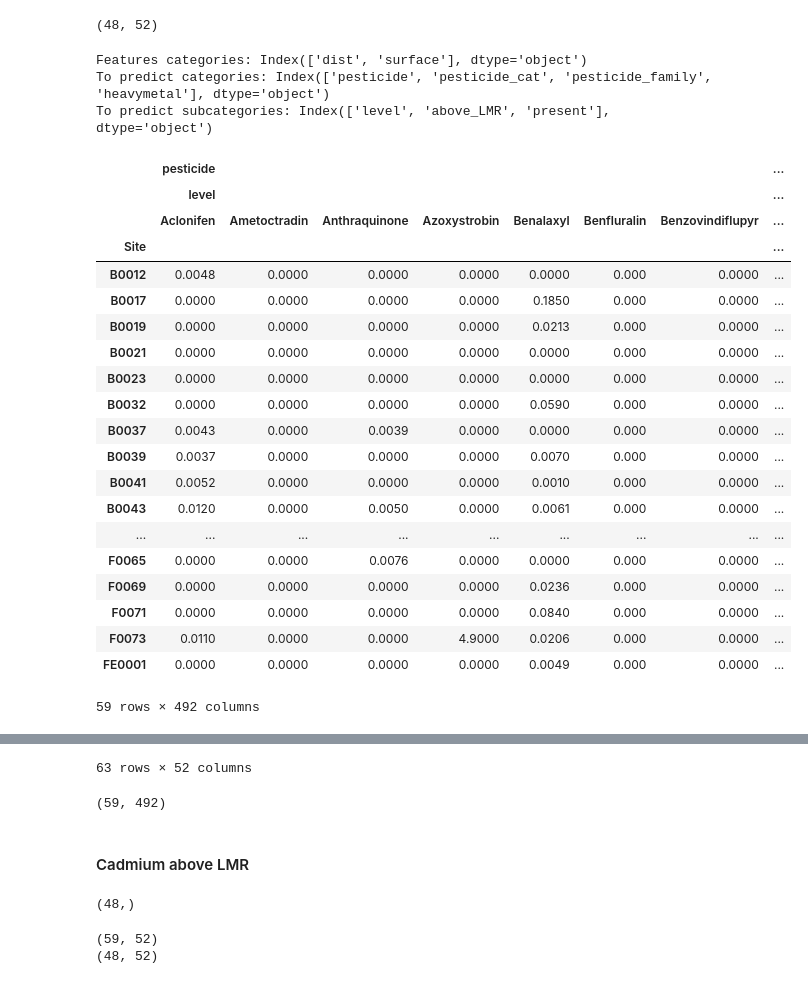
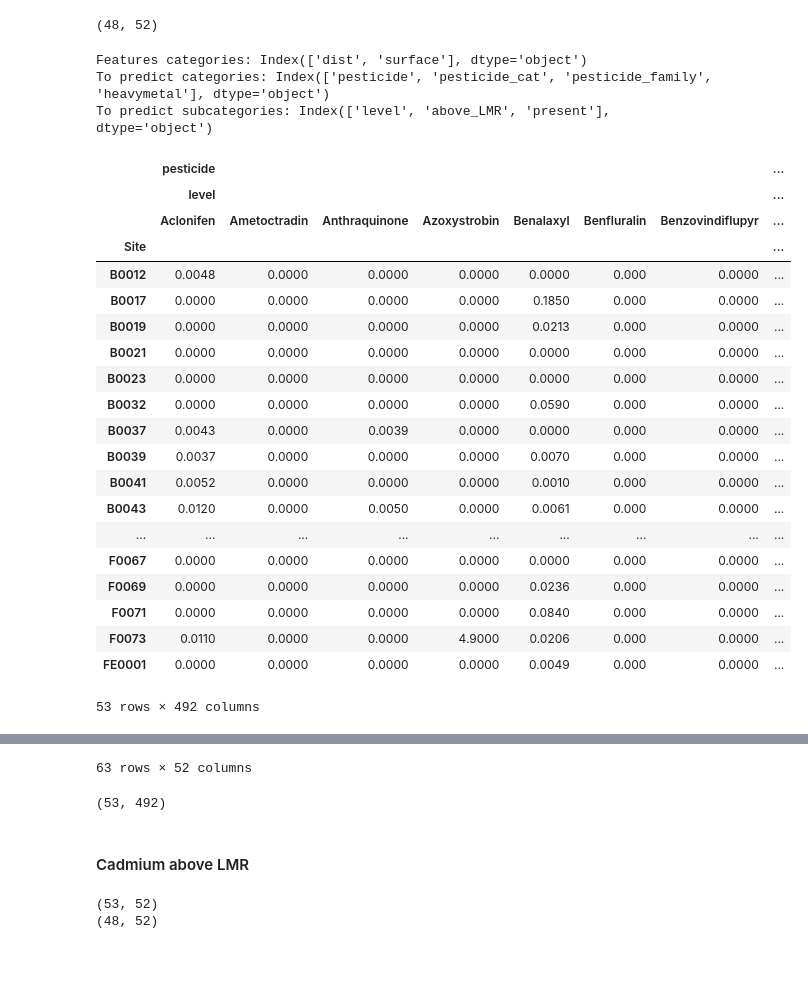
Before and after one commit to EbubekirKocadag/hackathon_beeodiversity, a Jupyter notebook: Draft_beeodiversity.ipynb, the cells around one changed output, grey strips where cells are left out. Saved outputs shown, nothing was run; the diff lists cells and outputs as text; code cells hidden in the pictures.

```diff
--- a/Draft_beeodiversity.ipynb
+++ b/Draft_beeodiversity.ipynb
@@ -233,7 +233,7 @@ heavy_metal_periods.head(10)
 | B0061 | 2017/P1 | 0.057 | 0.180 | 0.0 | 0.0 | 7.4 | 0.026 | 35 |
 # %%
 heavy_metal_periods_2020 = load_periods_2020("HM")
-heavy_metal_periods_2020 = heavy_metal_periods.fillna(0)
+heavy_metal_periods_2020 = heavy_metal_periods_2020.fillna(0)
 heavy_metal_periods_2020.rename(columns={"Chrome": "Chromium"}, inplace=True)
 heavy_metal_periods_2020.head(10)
 # %% [output]
@@ -377,7 +391,7 @@ features.shape
 distsurf_2020 = disthive.groupby(['Site', 'CLC']).mean().merge(abs_surfs, left_index=True, right_index=True)
 
 # Load historical data
-phm = pd.concat(
+phm_2020 = pd.concat(
     [pesticides_periods_2020,
     heavy_metal_periods_2020],
     axis=1,
@@ -385,7 +399,7 @@ phm = pd.concat(
 )
 
 # Taking the max of the historical measurements
-phm_grouped_2020 = phm.groupby('Site').max().fillna(0)
+phm_grouped_2020 = phm_2020.groupby('Site').max().fillna(0)
 
 # Categorize pesticides
 pesticides_family_2020 = pd.DataFrame({'pesticide_family': pesticides[["familyEN"]].fillna("UNKNOWN").apply(lambda r: r[0].split(','), axis=1).explode()})
@@ -400,39 +414,39 @@ features_2020 = distsurf_2020.unstack().fillna(0)
 
 # Contains the level, above_LMR, present for the pesticides, pesticides_category, pesticides_family, heavy_metal
 to_predict_2020 = phm_flags_2020
 
 print("Features categories: " + str(features_2020.columns.get_level_values(0).unique()))
 
 print("To predict categories: " + str(to_predict_2020.columns.get_level_values(0).unique()))
 print("To predict subcategories: " + str(to_predict_2020.columns.get_level_values(1).unique()))
 
 display(to_predict_2020)
 display(features_2020)
 # %% [output]
 Features categories: Index(['dist', 'surface'], dtype='object')
 To predict categories: Index(['pesticide', 'pesticide_cat', 'pesticide_family', 'heavymetal'], dtype='object')
 To predict subcategories: Index(['level', 'above_LMR', 'present'], dtype='object')
 |  | pesticide |  |  |  |  |  |  | ... |
 |  | level |  |  |  |  |  |  | ... |
 |  | Aclonifen | Ametoctradin | Anthraquinone | Azoxystrobin | Benalaxyl | Benfluralin | Benzovindiflupyr | ... |
 | Site |  |  |  |  |  |  |  | ... |
 | B0012 | 0.0048 | 0.0000 | 0.0000 | 0.0000 | 0.0000 | 0.000 | 0.0000 | ... |
 | B0017 | 0.0000 | 0.0000 | 0.0000 | 0.0000 | 0.1850 | 0.000 | 0.0000 | ... |
 | B0019 | 0.0000 | 0.0000 | 0.0000 | 0.0000 | 0.0213 | 0.000 | 0.0000 | ... |
 | B0021 | 0.0000 | 0.0000 | 0.0000 | 0.0000 | 0.0000 | 0.000 | 0.0000 | ... |
 | B0023 | 0.0000 | 0.0000 | 0.0000 | 0.0000 | 0.0000 | 0.000 | 0.0000 | ... |
 | B0032 | 0.0000 | 0.0000 | 0.0000 | 0.0000 | 0.0590 | 0.000 | 0.0000 | ... |
 | B0037 | 0.0043 | 0.0000 | 0.0039 | 0.0000 | 0.0000 | 0.000 | 0.0000 | ... |
 | B0039 | 0.0037 | 0.0000 | 0.0000 | 0.0000 | 0.0070 | 0.000 | 0.0000 | ... |
 | B0041 | 0.0052 | 0.0000 | 0.0000 | 0.0000 | 0.0010 | 0.000 | 0.0000 | ... |
 | B0043 | 0.0120 | 0.0000 | 0.0050 | 0.0000 | 0.0061 | 0.000 | 0.0000 | ... |
 | ... | ... | ... | ... | ... | ... | ... | ... | ... |
-| F0065 | 0.0000 | 0.0000 | 0.0076 | 0.0000 | 0.0000 | 0.000 | 0.0000 | ... |
+| F0067 | 0.0000 | 0.0000 | 0.0000 | 0.0000 | 0.0000 | 0.000 | 0.0000 | ... |
 | F0069 | 0.0000 | 0.0000 | 0.0000 | 0.0000 | 0.0236 | 0.000 | 0.0000 | ... |
 | F0071 | 0.0000 | 0.0000 | 0.0000 | 0.0000 | 0.0840 | 0.000 | 0.0000 | ... |
 | F0073 | 0.0110 | 0.0000 | 0.0000 | 4.9000 | 0.0206 | 0.000 | 0.0000 | ... |
 | FE0001 | 0.0000 | 0.0000 | 0.0000 | 0.0000 | 0.0049 | 0.000 | 0.0000 | ... |
-59 rows × 492 columns
+53 rows × 492 columns
 |  | dist |  |  |  |  |  |  |  |  |  | ... | ... |
 | CLC | 111 | 112 | 121 | 122 | 123 | 124 | 131 | 133 | 141 | 142 | ... | ... |
 | Site |  |  |  |  |  |  |  |  |  |  |  | ... |
@@ -456,7 +470,7 @@ for index in features_2020.index:
 features_2020.shape
 to_predict_2020.shape
 # %% [output]
-(59, 492)
+(53, 492)
 # %% [markdown]
 #### Cadmium above LMR
 # %%
@@ -464,10 +478,6 @@ y_test = to_predict_2020.loc[:,'heavymetal']["present"]['Arsenic']
 y_train = to_predict.loc[:,'heavymetal']["present"]['Arsenic']
 X_train = features
 X_test = features_2020
-# %%
-y_train.shape
-# %% [output]
-(48,)
 # %%
 from sklearn.preprocessing import StandardScaler
 
@@ -477,7 +487,7 @@ X_test = sc.transform(X_test)
 print(X_test.shape)
 print(X_train.shape)
 # %% [output]
-(59, 52)
+(53, 52)
 (48, 52)
 # %%
 from sklearn.ensemble import RandomForestClassifier
```
Also changed, not shown: parts of 4 cells of this notebook.
